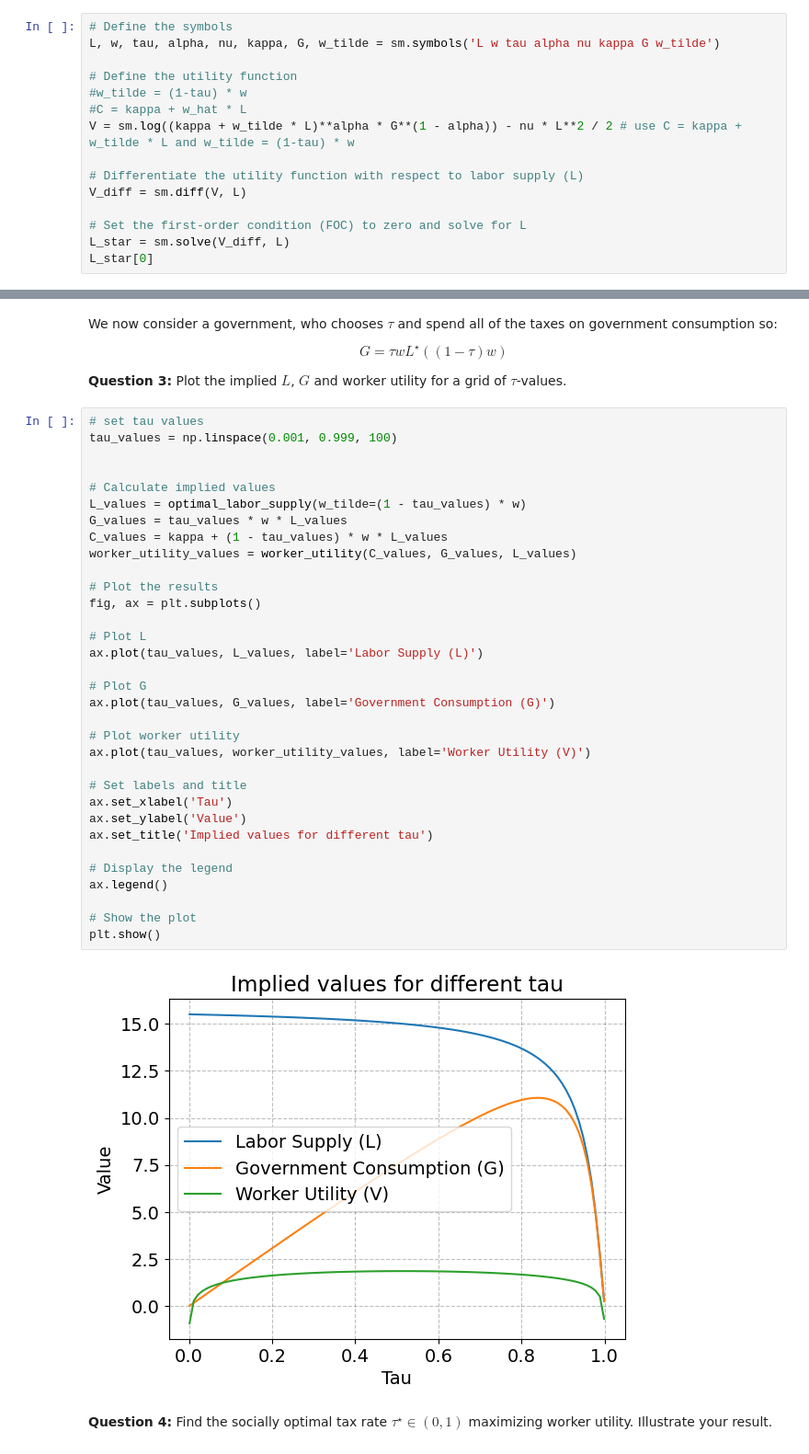
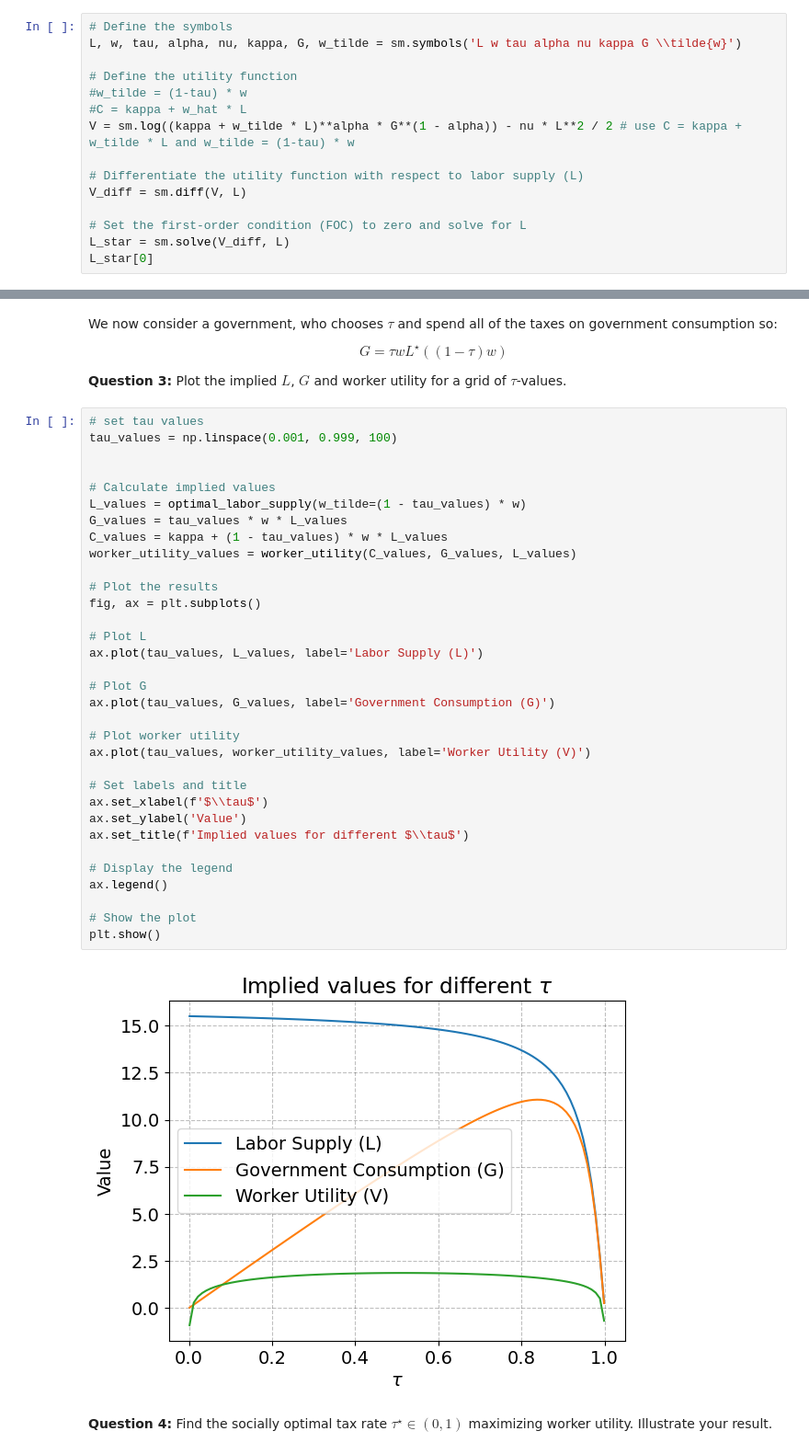
Before and after one commit to NumEconCopenhagen/projects-2023-noobs, a Jupyter notebook: examproject/Exam-2023-notebook.j.ipynb, the cells around one changed output, grey strips where cells are left out. Shown: that part at 92% size. Drawn from its saved outputs; the diff is of its cells as text.

```diff
--- a/examproject/Exam-2023-notebook.j.ipynb
+++ b/examproject/Exam-2023-notebook.j.ipynb
@@ -58,7 +58,7 @@ $$
 **Question 1:** Verify that the optimal labor supply choice is $L^{\star}(\tilde{w}) =\frac{-\kappa+\sqrt{\kappa^{2}+4\frac{\alpha}{\nu}\tilde{w}^2}}{2\tilde{w}}$, where $\tilde{w} = (1-\tau)w$, for $G\in\left\{1.0 , 2.0\right\}$.
 # %%
 # Define the symbols
-L, w, tau, alpha, nu, kappa, G, w_tilde = sm.symbols('L w tau alpha nu kappa G w_tilde')
+L, w, tau, alpha, nu, kappa, G, w_tilde = sm.symbols('L w tau alpha nu kappa G \\tilde{w}')
 
 # Define the utility function
 #w_tilde = (1-tau) * w
@@ -131,36 +131,36 @@ $$
 tau_values = np.linspace(0.001, 0.999, 100)
 
 
 # Calculate implied values
 L_values = optimal_labor_supply(w_tilde=(1 - tau_values) * w)
 G_values = tau_values * w * L_values
 C_values = kappa + (1 - tau_values) * w * L_values
 worker_utility_values = worker_utility(C_values, G_values, L_values)
 
 # Plot the results
 fig, ax = plt.subplots()
 
 # Plot L
 ax.plot(tau_values, L_values, label='Labor Supply (L)')
 
 # Plot G
 ax.plot(tau_values, G_values, label='Government Consumption (G)')
 
 # Plot worker utility
 ax.plot(tau_values, worker_utility_values, label='Worker Utility (V)')
 
 # Set labels and title
-ax.set_xlabel('Tau')
+ax.set_xlabel(f'$\\tau$')
 ax.set_ylabel('Value')
-ax.set_title('Implied values for different tau')
+ax.set_title(f'Implied values for different $\\tau$')
 
 # Display the legend
 ax.legend()
 
 # Show the plot
 plt.show()
 # %% [output]
-[figure, old version]
+[figure, new version]
 # %% [markdown]
 **Question 4:** Find the socially optimal tax rate $\tau^{\star}\in(0,1)$ maximizing worker utility. Illustrate your result.
 # %%
```
Also changed, not shown: parts of 4 cells of this notebook.
